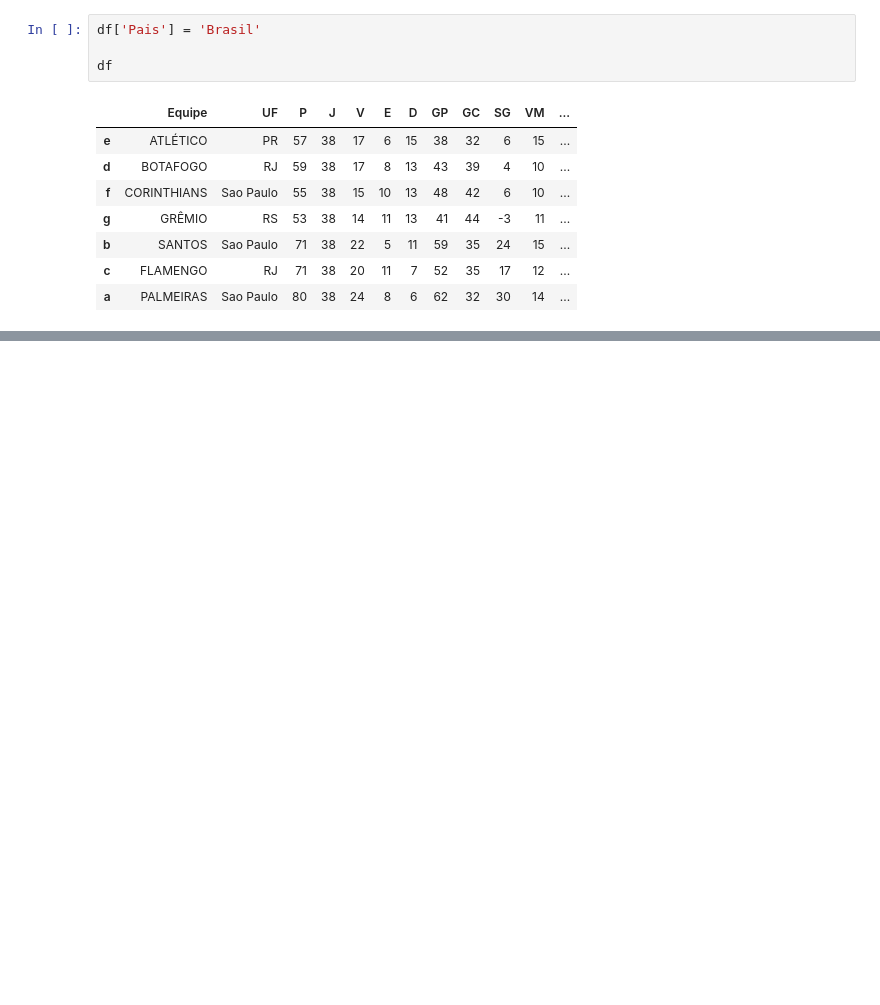
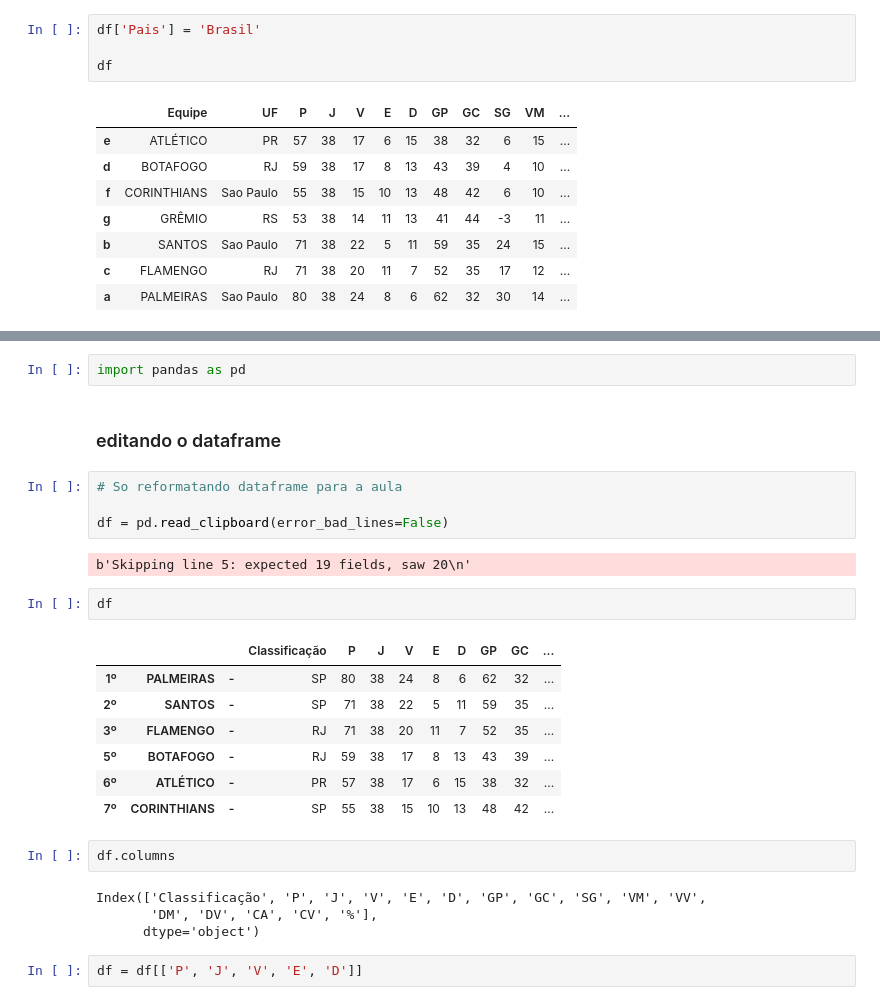
Before and after one commit to hitoshinagano/Locaweb_aulas, a Jupyter notebook: Aula 2017.ipynb, the cells around one changed output, grey strips where cells are left out. Cells and saved outputs as stored; diff of their text form; blank space fills up the shorter version.

```diff
--- a/Aula 2017.ipynb
+++ b/Aula 2017.ipynb
@@ -765,0 +814,28 @@ df
+# %%
+import pandas as pd
+# %% [markdown]
+### editando o dataframe
+# %%
+# So reformatando dataframe para a aula
+
+df = pd.read_clipboard(error_bad_lines=False)
+# %% [output]
+b'Skipping line 5: expected 19 fields, saw 20\n'
+# %%
+df
+# %% [output]
+|  |  |  | Classificação | P | J | V | E | D | GP | GC | ... |
+| 1º | PALMEIRAS | - | SP | 80 | 38 | 24 | 8 | 6 | 62 | 32 | ... |
+| 2º | SANTOS | - | SP | 71 | 38 | 22 | 5 | 11 | 59 | 35 | ... |
+| 3º | FLAMENGO | - | RJ | 71 | 38 | 20 | 11 | 7 | 52 | 35 | ... |
+| 5º | BOTAFOGO | - | RJ | 59 | 38 | 17 | 8 | 13 | 43 | 39 | ... |
+| 6º | ATLÉTICO | - | PR | 57 | 38 | 17 | 6 | 15 | 38 | 32 | ... |
+| 7º | CORINTHIANS | - | SP | 55 | 38 | 15 | 10 | 13 | 48 | 42 | ... |
+# %%
+df.columns
+# %% [output]
+Index(['Classificação', 'P', 'J', 'V', 'E', 'D', 'GP', 'GC', 'SG', 'VM', 'VV',
+       'DM', 'DV', 'CA', 'CV', '%'],
+      dtype='object')
+# %%
+df = df[['P', 'J', 'V', 'E', 'D']]
```
Also changed, not shown: parts of 61 cells of this notebook.
